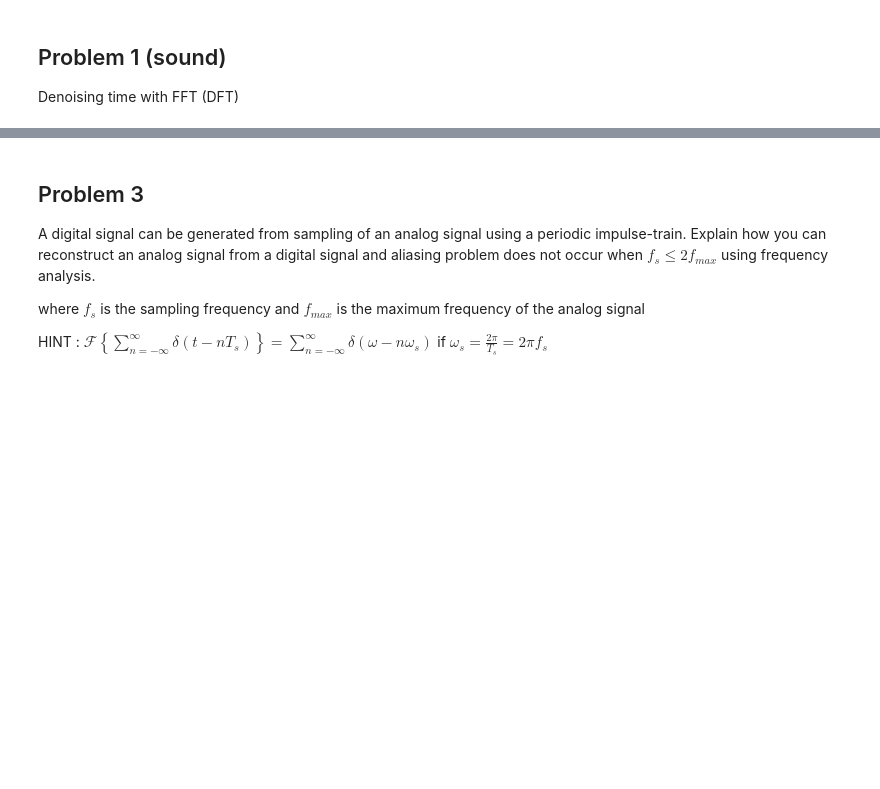
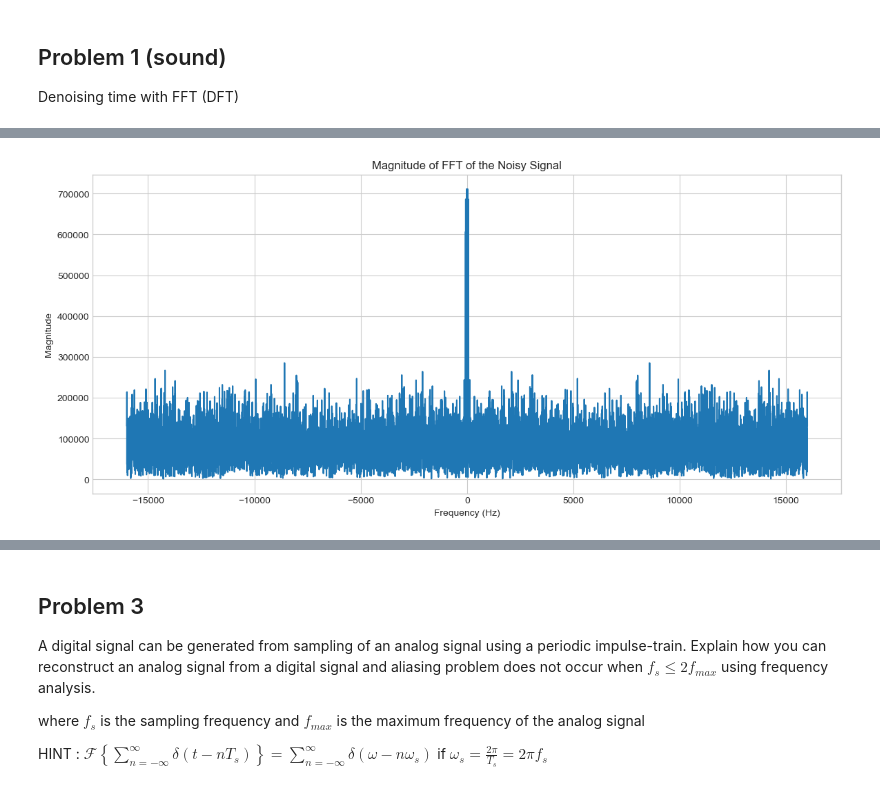
Before and after one commit to pupipatsk/Comp-Eng-Math-II, a Jupyter notebook: assignment/5/Assignment-5.ipynb, the cells around one changed output, grey strips where cells are left out. Saved outputs shown, nothing was run; the diff lists cells and outputs as text; code cells hidden in the pictures; blank space fills up the shorter version.

```diff
--- a/assignment/5/Assignment-5.ipynb
+++ b/assignment/5/Assignment-5.ipynb
@@ -52,0 +71,23 @@ h_w_noise = h + np.random.randn(N)*3*h + np.random.randn(N)*700
+# %%
+# TODO 1.2: plot magnitude of FFT of the noisy signal (freq sort form min--> max)
+
+# Compute the FFT of the noisy signal
+H_w_noise_fft = np.fft.fft(h_w_noise)
+magnitude = np.abs(H_w_noise_fft)
+
+frequencies = np.fft.fftfreq(N, d=1/sampling_rate)
+sorted_indices = np.argsort(frequencies)
+
+sorted_frequencies = frequencies[sorted_indices]
+sorted_magnitude = magnitude[sorted_indices]
+
+# Plot
+plt.figure(figsize=(14, 6))
+plt.plot(sorted_frequencies, sorted_magnitude)
+plt.title('Magnitude of FFT of the Noisy Signal')
+plt.xlabel('Frequency (Hz)')
+plt.ylabel('Magnitude')
+plt.grid(True)
+plt.show()
+# %% [output]
+[figure, added]
```
Also changed, not shown: parts of 16 cells of this notebook.
